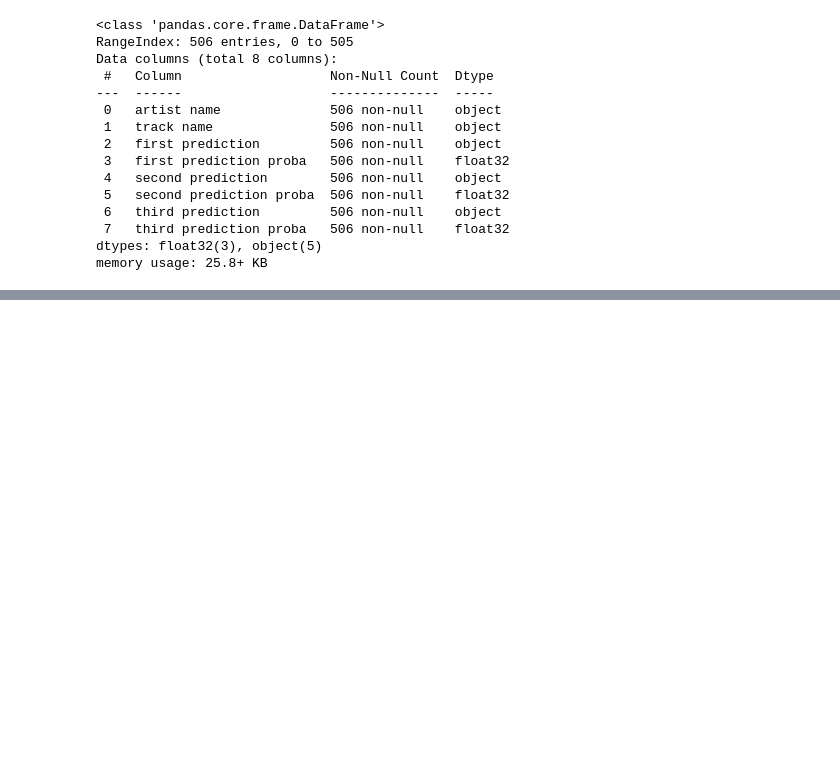
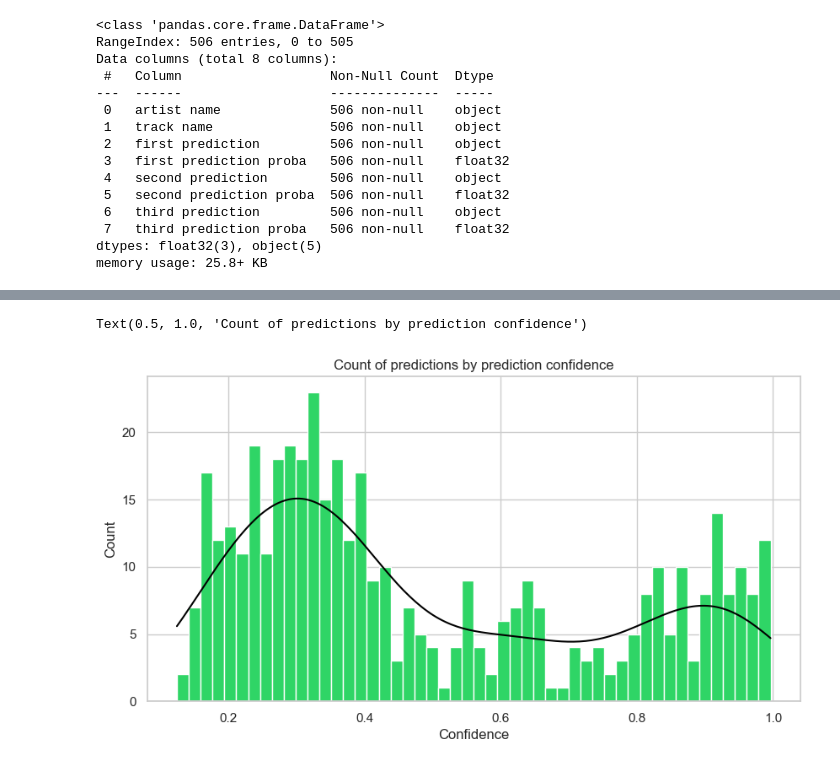
Before and after one commit to jmoro0408/playlist-creator, a Jupyter notebook: playlist_recommender/modelling/predictions.ipynb, the cells around one changed output, grey strips where cells are left out. Drawn from its saved outputs; the diff is of its cells as text; code cells hidden in the pictures; blank space fills up the shorter version.

```diff
--- a/playlist_recommender/modelling/predictions.ipynb
+++ b/playlist_recommender/modelling/predictions.ipynb
@@ -255,0 +193,14 @@ ch.show("html")
+# %%
+fig, ax = plt.subplots(figsize = (10,5))
+ax = sns.histplot(data = final_prediction_df,
+             x = 'first_proba',
+             kde = True,
+             bins = 50,
+             color = '#2FD566',
+             alpha = 1, )
+ax.lines[0].set_color('black') #passing kde color to kdekwargs doesnt seem to work
+ax.set_xlabel('Confidence')
+ax.set_title("Count of predictions by prediction confidence")
+# %% [output]
+Text(0.5, 1.0, 'Count of predictions by prediction confidence')
+[figure, added]
```
Also changed, not shown: parts of 29 cells of this notebook.
